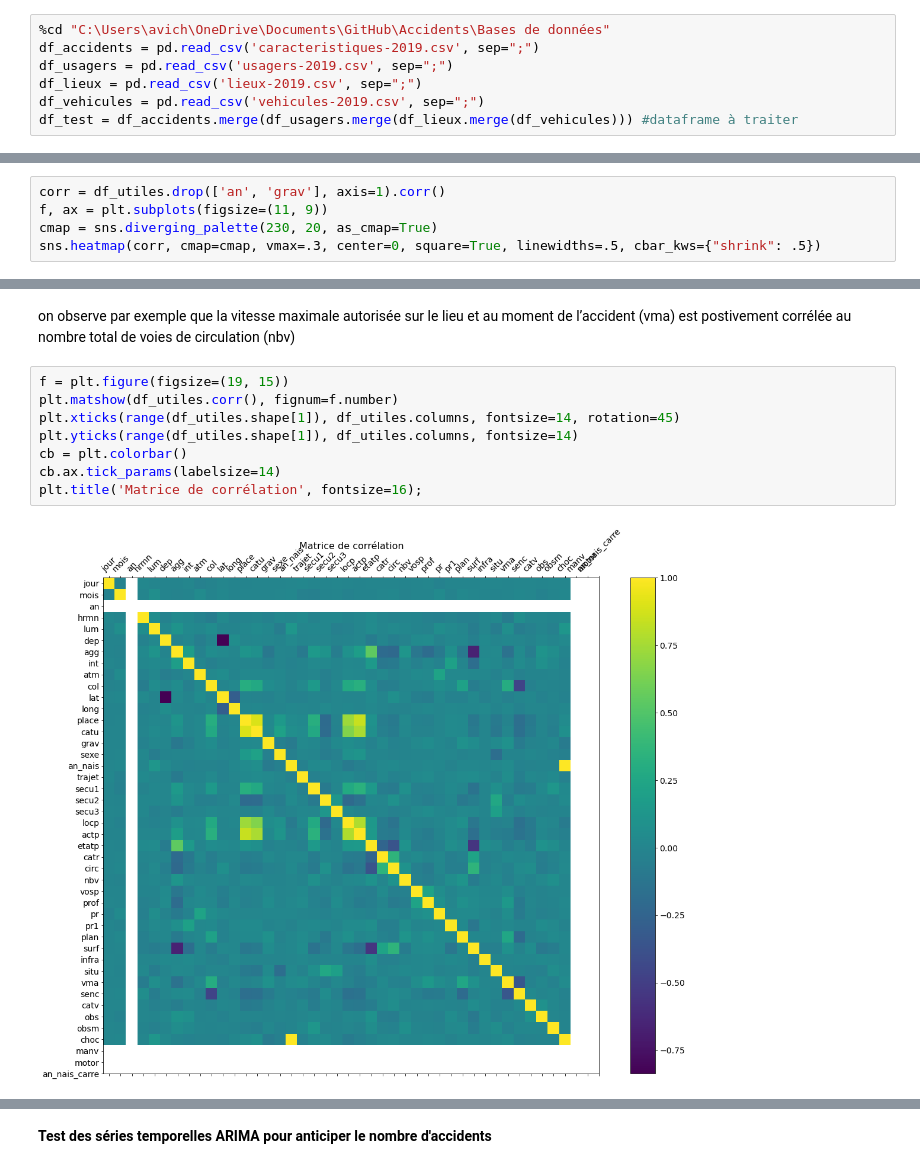
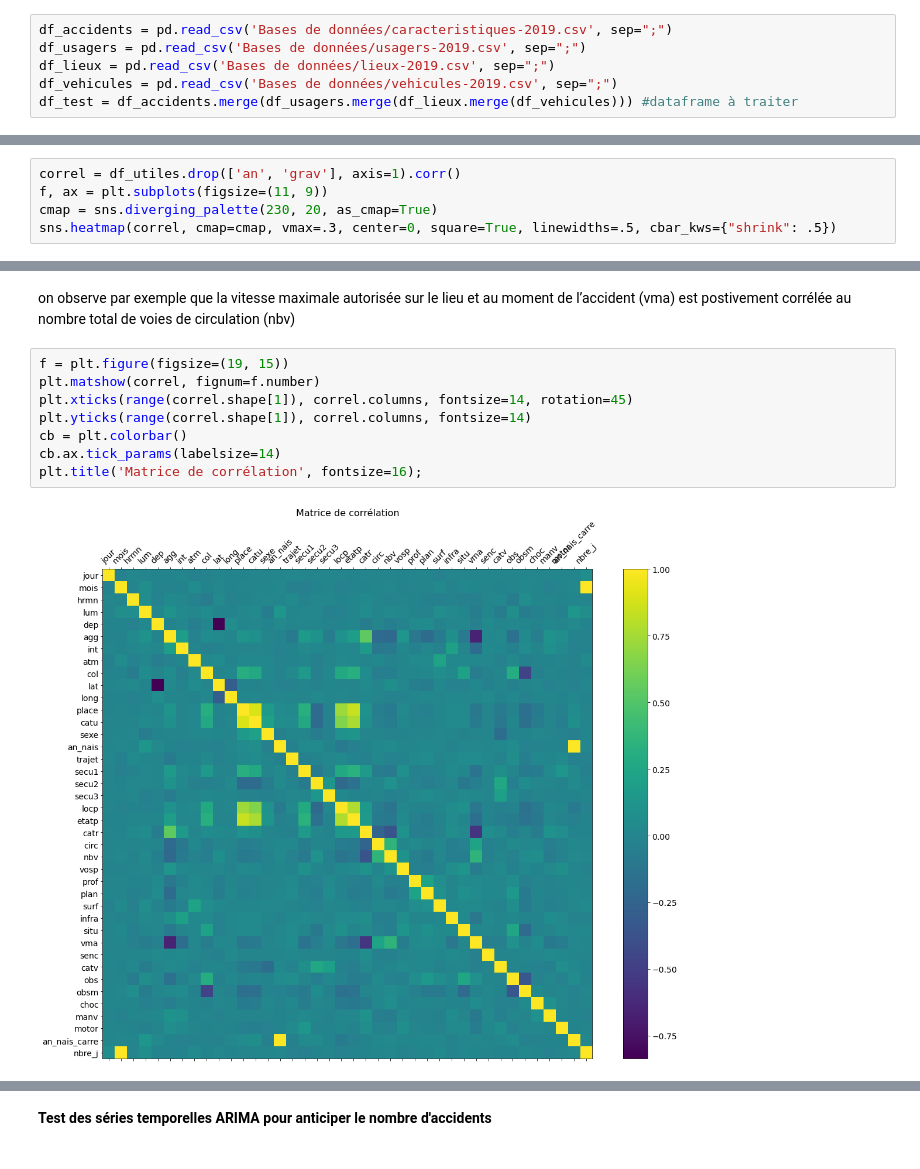
Before and after one commit to helene-78/Accidents, a Jupyter notebook: Projet_complet.ipynb, the cells around one changed output, grey strips where cells are left out. Cells and saved outputs as stored; diff of their text form.

```diff
--- a/Projet_complet.ipynb
+++ b/Projet_complet.ipynb
@@ -57,7 +53,6 @@ import plotly.express as px # Pour faire des graphes dans l'interface Dash
 # %%
-%cd "C:\Users\avich\OneDrive\Documents\GitHub\Accidents\Bases de données"
-df_accidents = pd.read_csv('caracteristiques-2019.csv', sep=";")
-df_usagers = pd.read_csv('usagers-2019.csv', sep=";")
-df_lieux = pd.read_csv('lieux-2019.csv', sep=";")
-df_vehicules = pd.read_csv('vehicules-2019.csv', sep=";")
+df_accidents = pd.read_csv('Bases de données/caracteristiques-2019.csv', sep=";")
+df_usagers = pd.read_csv('Bases de données/usagers-2019.csv', sep=";")
+df_lieux = pd.read_csv('Bases de données/lieux-2019.csv', sep=";")
+df_vehicules = pd.read_csv('Bases de données/vehicules-2019.csv', sep=";")
 df_test = df_accidents.merge(df_usagers.merge(df_lieux.merge(df_vehicules))) #dataframe à traiter
@@ -204,8 +200,8 @@ Name: sexe, dtype: float64
 # %% [markdown]
 #### Analyse statistique des données de df_utiles.csv : matrice des corrélations
 # %%
-corr = df_utiles.drop(['an', 'grav'], axis=1).corr()
+correl = df_utiles.drop(['an', 'grav'], axis=1).corr()
 f, ax = plt.subplots(figsize=(11, 9))
 cmap = sns.diverging_palette(230, 20, as_cmap=True)
-sns.heatmap(corr, cmap=cmap, vmax=.3, center=0, square=True, linewidths=.5, cbar_kws={"shrink": .5})
+sns.heatmap(correl, cmap=cmap, vmax=.3, center=0, square=True, linewidths=.5, cbar_kws={"shrink": .5})
 # %% [output]
@@ -215,11 +211,11 @@ sns.heatmap(corr, cmap=cmap, vmax=.3, center=0, square=True, linewidths=.5, cbar
 on observe par exemple que la vitesse maximale autorisée sur le lieu et au moment de l’accident (vma) est postivement corrélée au nombre total de voies de circulation (nbv)
 # %%
 f = plt.figure(figsize=(19, 15))
-plt.matshow(df_utiles.corr(), fignum=f.number)
-plt.xticks(range(df_utiles.shape[1]), df_utiles.columns, fontsize=14, rotation=45)
-plt.yticks(range(df_utiles.shape[1]), df_utiles.columns, fontsize=14)
+plt.matshow(correl, fignum=f.number)
+plt.xticks(range(correl.shape[1]), correl.columns, fontsize=14, rotation=45)
+plt.yticks(range(correl.shape[1]), correl.columns, fontsize=14)
 cb = plt.colorbar()
 cb.ax.tick_params(labelsize=14)
 plt.title('Matrice de corrélation', fontsize=16);
 # %% [output]
-[figure, old version]
+[figure, new version]
```
Also changed, not shown: parts of 14 cells of this notebook.
